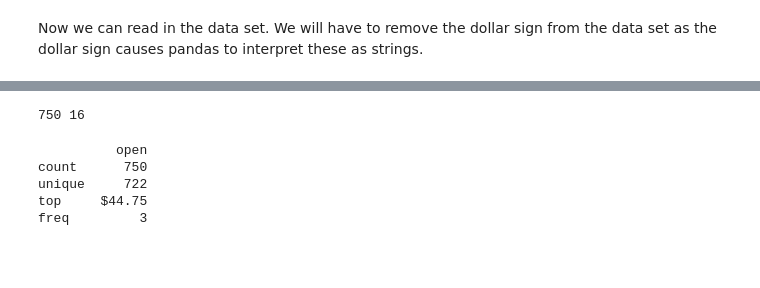
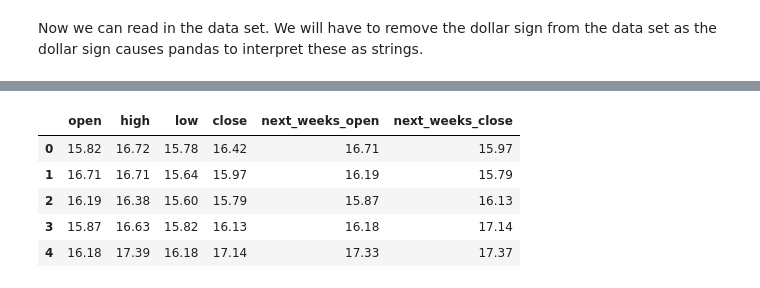
Before and after one commit to declanbarr/DowJones, a Jupyter notebook: DowJonesAnalysis.ipynb, the cells around one changed output, grey strips where cells are left out. Cells and saved outputs as stored; diff of their text form; code cells hidden in the pictures; blank space fills up the shorter version.

```diff
--- a/DowJonesAnalysis.ipynb
+++ b/DowJonesAnalysis.ipynb
@@ -33,22 +40,10 @@ df.head(5)
-# %%
-rows, columns = df.shape
-
-print(rows, columns)
-# %% [output]
-750 16
-# %%
-
-
-pd.options.display.max_rows = 999 # Set max rows to 999 to ensure all rows are displayed (from https://pandas.pydata.org/pandas-docs/stable/options.html)
-pd.options.display.max_columns = 100 # Set max columns to 100 to ensure all data is shown for describe() function (from https://pandas.pydata.org/pandas-docs/stable/options.html)
-
-
-
-
-print(df.iloc[:, [3]].describe())
-# %% [output]
-          open
-count      750
-unique     722
-top     $44.75
-freq         3
+# %%
+# Checking first 5 rows
+dfStrip.head(5)
+# %% [output]
+|  | open | high | low | close | next_weeks_open | next_weeks_close |
+| 0 | 15.82 | 16.72 | 15.78 | 16.42 | 16.71 | 15.97 |
+| 1 | 16.71 | 16.71 | 15.64 | 15.97 | 16.19 | 15.79 |
+| 2 | 16.19 | 16.38 | 15.60 | 15.79 | 15.87 | 16.13 |
+| 3 | 15.87 | 16.63 | 15.82 | 16.13 | 16.18 | 17.14 |
+| 4 | 16.18 | 17.39 | 16.18 | 17.14 | 17.33 | 17.37 |
```
Also changed, not shown: parts of 9 cells of this notebook.
